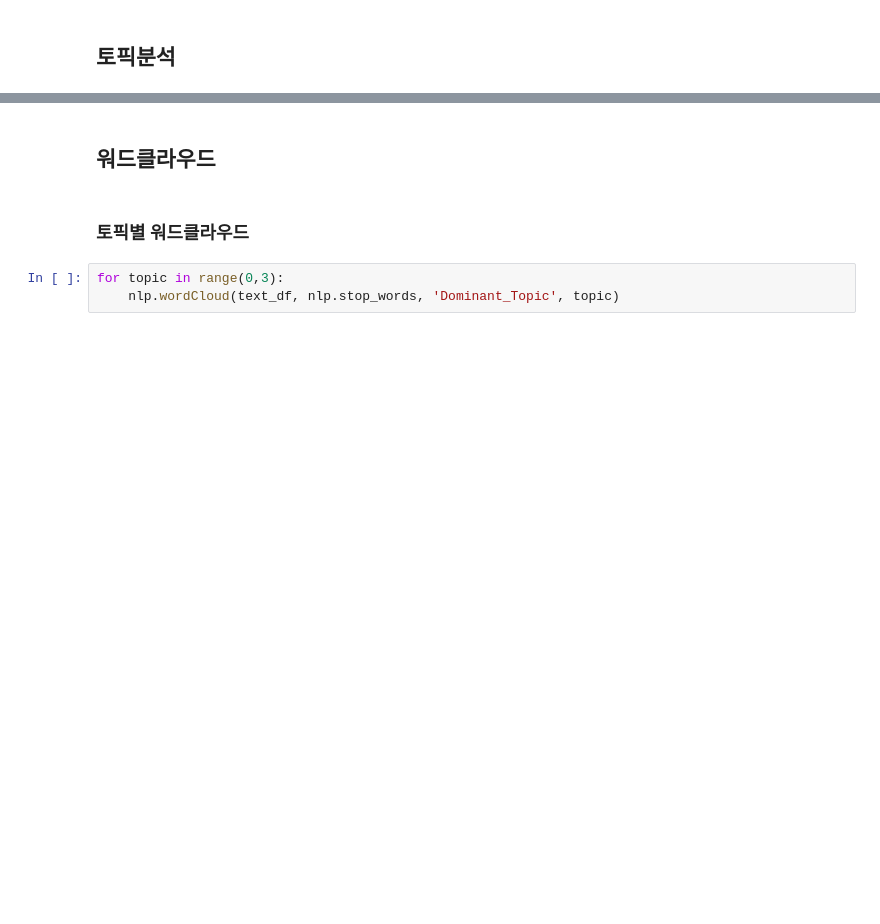
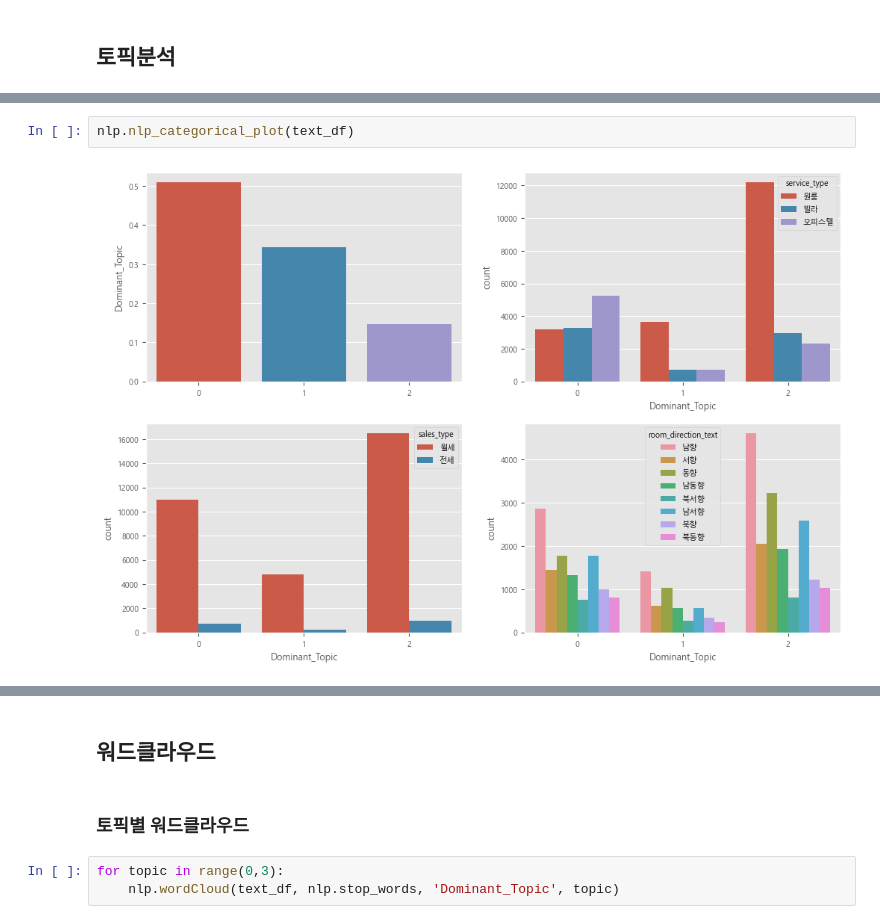
Before and after one commit to mc24hardzip/prj_HARDZIP, a Jupyter notebook: models/nlp.ipynb, the cells around one changed output, grey strips where cells are left out. Drawn from its saved outputs; the diff is of its cells as text; blank space fills up the shorter version.

```diff
--- a/models/nlp.ipynb
+++ b/models/nlp.ipynb
@@ -22,0 +26,4 @@ text_df = nlp.topic_model(df, documents, 3)
+# %%
+nlp.nlp_categorical_plot(text_df)
+# %% [output]
+[figure, added]
```
Also changed, not shown: parts of 14 cells of this notebook, 1 other file.
